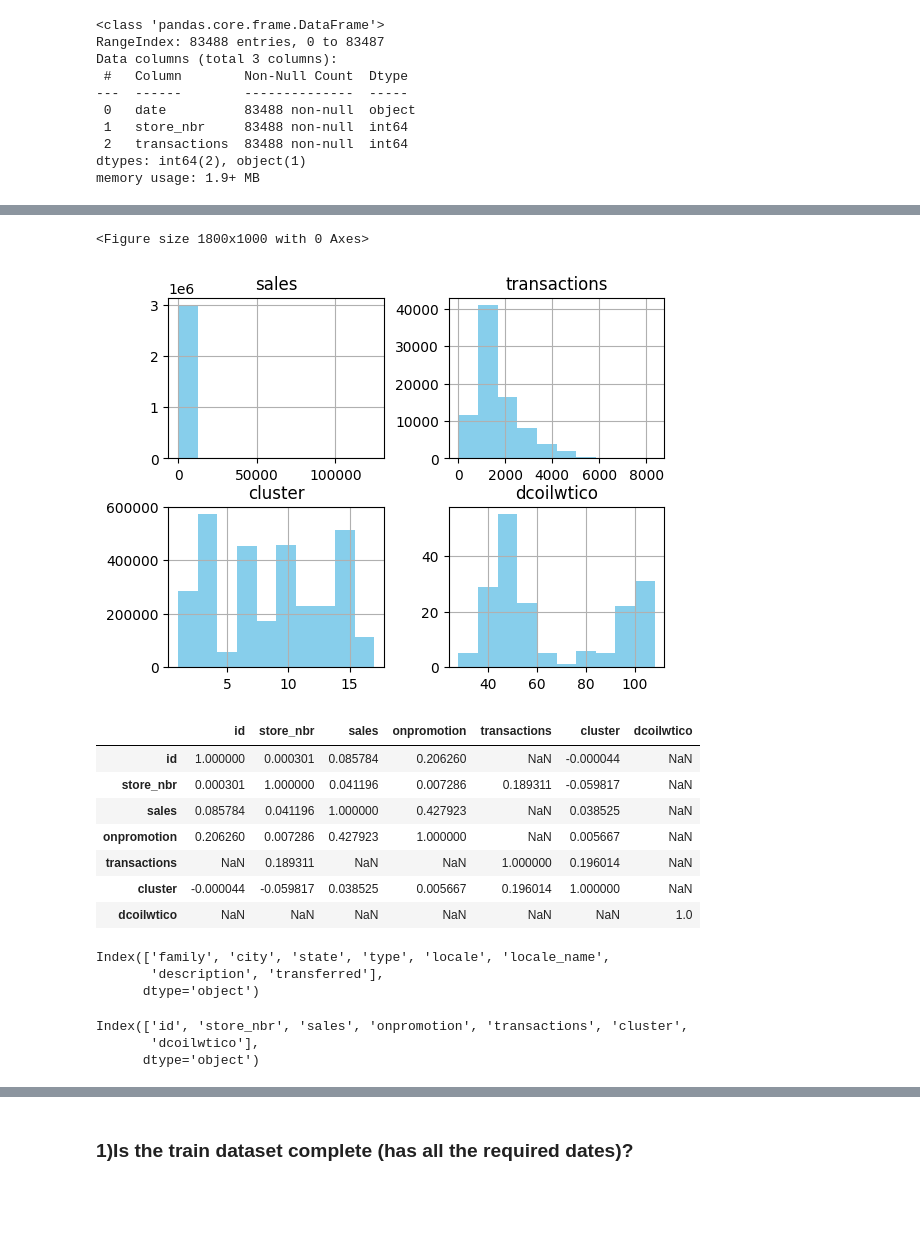
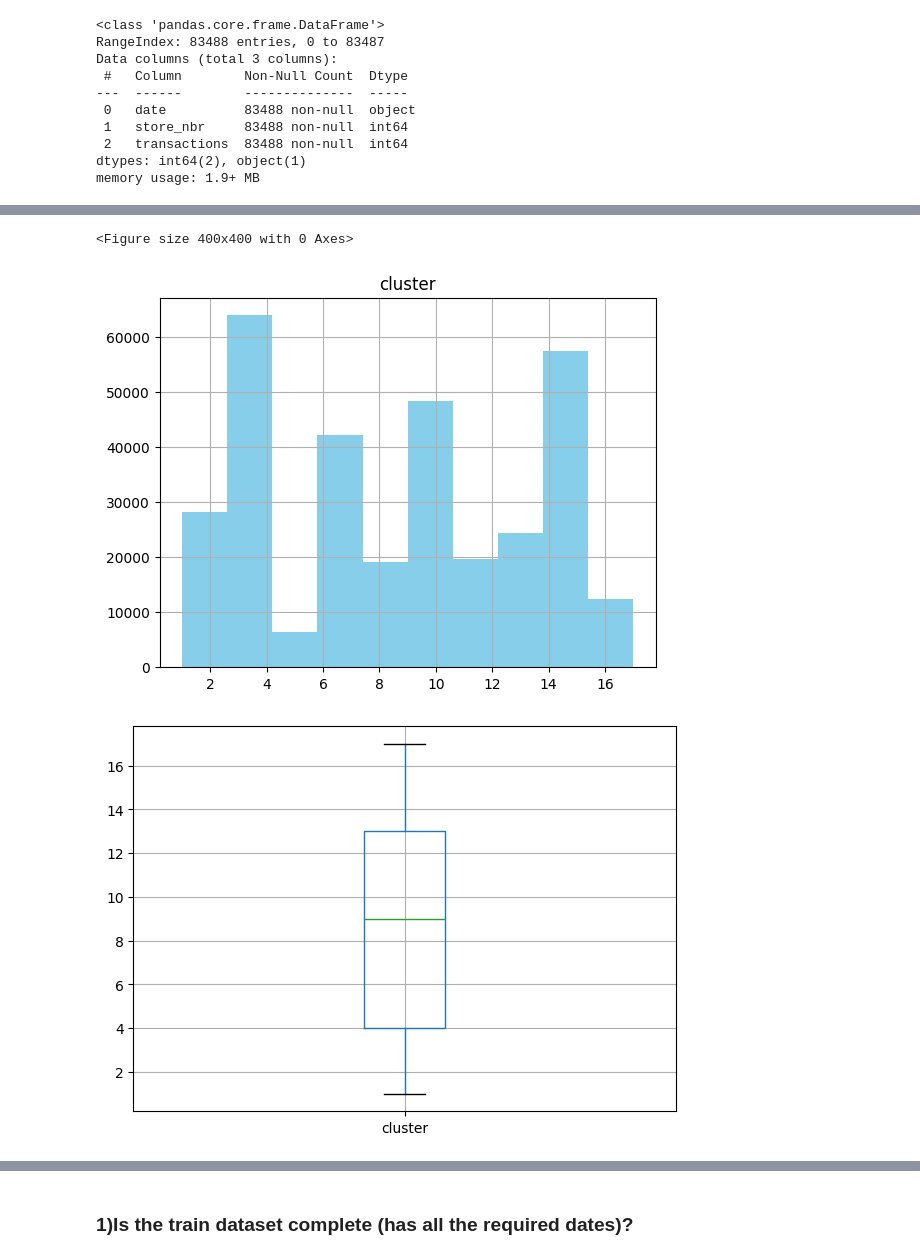
Before and after one commit to qochieng/Favorita-Store-Sales, a Jupyter notebook: favorita.ipynb, the cells around one changed output, grey strips where cells are left out. Saved outputs shown, nothing was run; the diff lists cells and outputs as text; code cells hidden in the pictures; blank space fills up the shorter version.

```diff
--- a/favorita.ipynb
+++ b/favorita.ipynb
@@ -265,0 +250,5 @@ df2.head()
+# %%
+# To change the date to correct datatype
+
+df_trx['date'] = pd.to_datetime(df_trx['date'])
+df_train['date'] = pd.to_datetime(df_train['date'])
@@ -351,0 +304,3 @@ data.shape
+# %%
+# Fill missing values in the 'dcoilwtico' column using backfill strategy
+oil['dcoilwtico'] = oil['dcoilwtico'].fillna(method='backfill')
@@ -351,0 +317,16 @@ data.shape
+# %%
+# Merging the common columns ('store_nbr' and 'date') in the datasets using the inner merge() function
+# Merge train_data with stores_df based on 'store_nbr' column
+merged_df1 = pd.merge(df_train,stores, on='store_nbr', how='inner')
+
+# Merge merged_df1 with trans_data based on 'date' and 'store_nbr' columns
+merged_df2 = merged_df1.merge(df_trx, on=['date', 'store_nbr'], how='inner')
+
+# Merge merged_df2 with holidays_events_df based on 'date' column
+merged_df3 = merged_df2.merge(holidays_events, on='date', how='inner')
+
+# Merge merged_df3 with oil_df based on 'date' column
+data= merged_df3.merge(oil, on='date', how='inner')
+
+# View the first five rows of the merged dataset
+data.head()
@@ -403,0 +368,4 @@ data.describe().T
+# %%
+# Renaming the columns with the approapriate names
+data = data.rename(columns={"type_x": "store_type", "type_y": "holiday_type"})
+data.head()
@@ -404,32 +471,14 @@ data.describe().T
 # %%
-plt.figure(figsize=(18,10))
-data.hist(column=['sales','transactions','cluster','dcoilwtico'],color='skyblue')
+plt.figure(figsize=(4,4))
+data.hist(column=['cluster'],color='skyblue')
 plt.show();
+
+
+# Box plot
+plt.figure(figsize=(7,5))
+data.boxplot(column='cluster')
+plt.show()
 # %% [output]
-<Figure size 1800x1000 with 0 Axes>
+<Figure size 400x400 with 0 Axes>
-[figure, old version]
+[figure, new version]
+[figure, added]
-# %%
-data.corr(numeric_only=True)
-# %% [output]
-|  | id | store_nbr | sales | onpromotion | transactions | cluster | dcoilwtico |
-| id | 1.000000 | 0.000301 | 0.085784 | 0.206260 | NaN | -0.000044 | NaN |
-| store_nbr | 0.000301 | 1.000000 | 0.041196 | 0.007286 | 0.189311 | -0.059817 | NaN |
-| sales | 0.085784 | 0.041196 | 1.000000 | 0.427923 | NaN | 0.038525 | NaN |
-| onpromotion | 0.206260 | 0.007286 | 0.427923 | 1.000000 | NaN | 0.005667 | NaN |
-| transactions | NaN | 0.189311 | NaN | NaN | 1.000000 | 0.196014 | NaN |
-| cluster | -0.000044 | -0.059817 | 0.038525 | 0.005667 | 0.196014 | 1.000000 | NaN |
-| dcoilwtico | NaN | NaN | NaN | NaN | NaN | NaN | 1.0 |
-# %%
-categorical_col = data.select_dtypes(include='object').columns
-categorical_col
-# %% [output]
-Index(['family', 'city', 'state', 'type', 'locale', 'locale_name',
-       'description', 'transferred'],
-      dtype='object')
-# %%
-numerical_col = data.select_dtypes(include='number').columns
-numerical_col
-# %% [output]
-Index(['id', 'store_nbr', 'sales', 'onpromotion', 'transactions', 'cluster',
-       'dcoilwtico'],
-      dtype='object')
```
Also changed, not shown: parts of 80 cells of this notebook, 1 other file.
